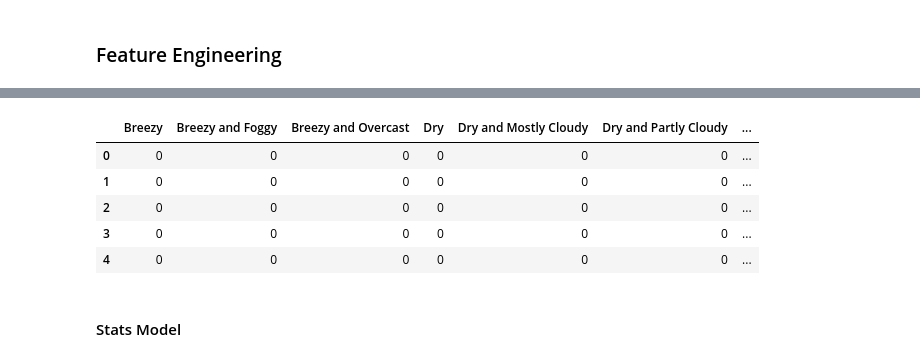
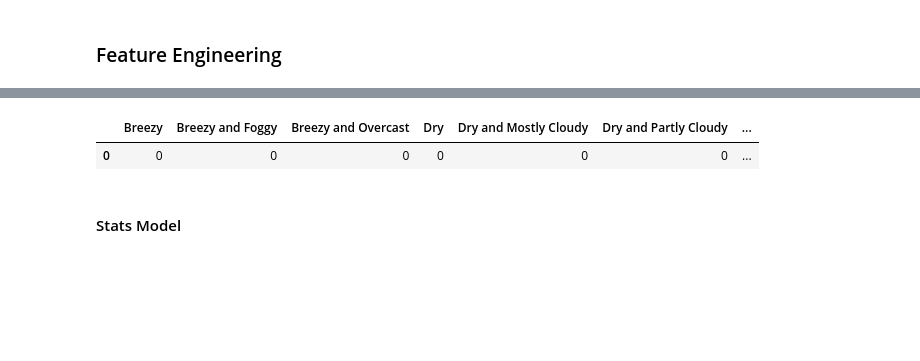
Before and after one commit to madderle/Data-Science-Bootcamp, a Jupyter notebook: Unit 3/KNN/Challenge Model Comparison.ipynb, the cells around one changed output, grey strips where cells are left out. Saved outputs shown, nothing was run; the diff lists cells and outputs as text; code cells hidden in the pictures; blank space fills up the shorter version.

```diff
--- a/Unit 3/KNN/Challenge Model Comparison.ipynb
+++ b/Unit 3/KNN/Challenge Model Comparison.ipynb
@@ -151,22 +154,15 @@ features['Pressure (millibars)'] = data['Pressure (millibars)']
 #Create outcome
 outcome = data['Apparent Temperature (C)']
 # %%
-#Select K Best for feature Engineering
-from sklearn.feature_selection import SelectKBest
-from sklearn.feature_selection import f_regression
-
+#Feature selection with k best
 selector = SelectKBest(f_regression, k=15)
 selector.fit(features,outcome)
 
 idxs_selected = selector.get_support(indices=True)
-features[features.columns[idxs_selected]].head()
+features[features.columns[idxs_selected]].head(1)
 # %% [output]
 |  | Breezy | Breezy and Foggy | Breezy and Overcast | Dry | Dry and Mostly Cloudy | Dry and Partly Cloudy | ... |
 | 0 | 0 | 0 | 0 | 0 | 0 | 0 | ... |
-| 1 | 0 | 0 | 0 | 0 | 0 | 0 | ... |
-| 2 | 0 | 0 | 0 | 0 | 0 | 0 | ... |
-| 3 | 0 | 0 | 0 | 0 | 0 | 0 | ... |
-| 4 | 0 | 0 | 0 | 0 | 0 | 0 | ... |
 # %%
 #Select best
 features_best = features[features.columns[idxs_selected]]
```
Also changed, not shown: parts of 26 cells of this notebook.
